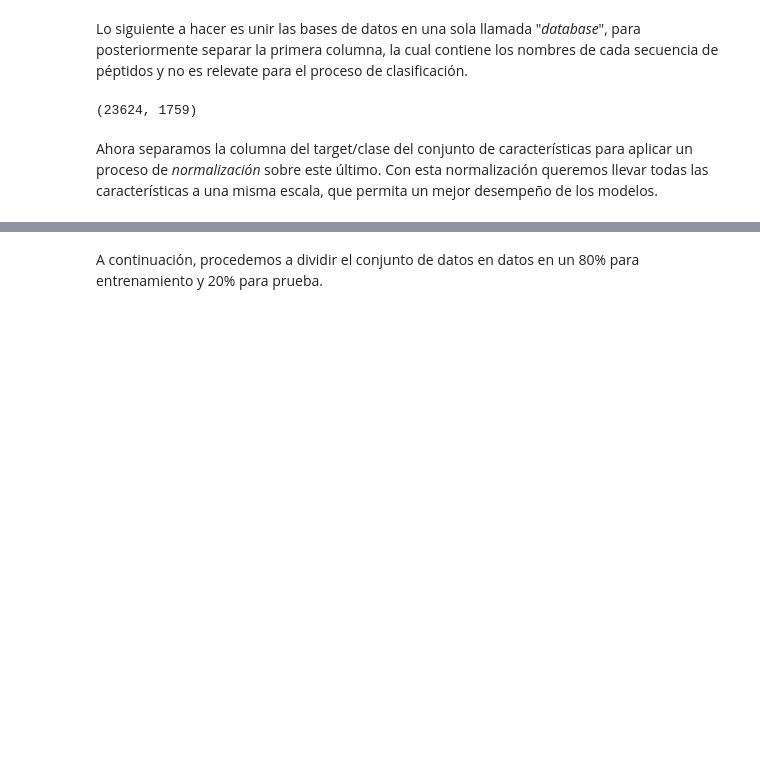
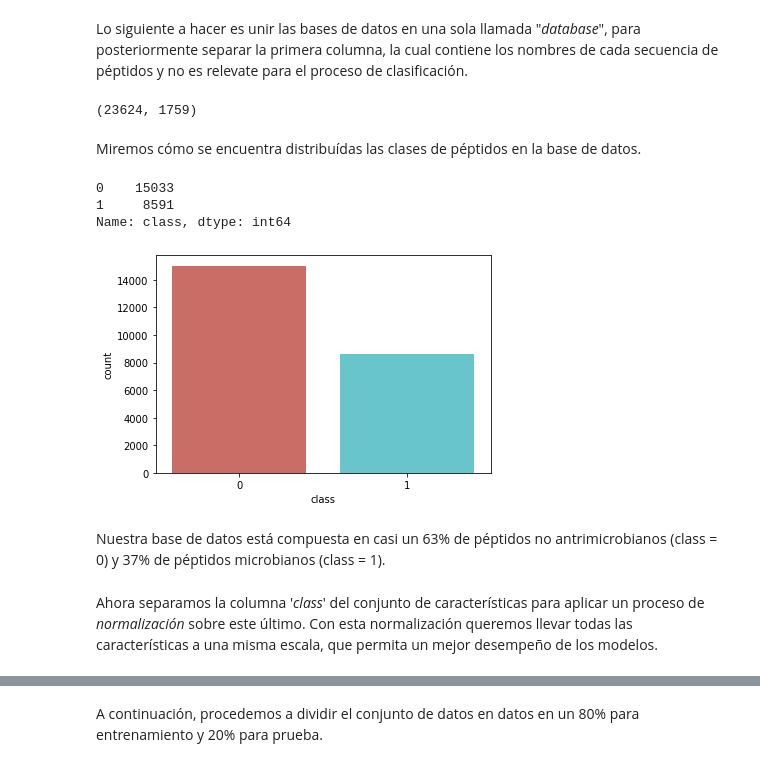
Before and after one commit to jarealess/CursosKaggle, a Jupyter notebook: CRP-G2-Taller_4_Competencia.ipynb, the cells around one changed output, grey strips where cells are left out. Drawn from its saved outputs; the diff is of its cells as text; code cells hidden in the pictures; blank space fills up the shorter version.

Commit message:
curso visualización y competencia

```diff
--- a/CRP-G2-Taller_4_Competencia.ipynb
+++ b/CRP-G2-Taller_4_Competencia.ipynb
@@ -98,8 +101,27 @@ database = database.iloc[:, 1:]
 database.shape
 # %% [output]
 (23624, 1759)
+# %% [markdown]
+Miremos cómo se encuentra distribuídas las clases de péptidos en la base de datos.
+# %%
+## Distribución de las clases de peptidos contenidas en la base de datos.
+
+database['class'].value_counts()
+# %% [output]
+0    15033
+1     8591
+Name: class, dtype: int64
+# %%
+import seaborn as sns
+
+sns.countplot(x='class', data=database, palette='hls')
+plt.show()
+# %% [output]
+[figure, added]
+# %% [markdown]
+Nuestra base de datos está compuesta en casi un 63% de péptidos no antrimicrobianos (class = 0) y 37% de péptidos microbianos (class = 1).
 # %% [markdown]
-Ahora separamos la columna del target/clase del conjunto de características para aplicar un proceso de *normalización* sobre este último. Con esta normalización queremos llevar todas las características a una misma escala, que permita un mejor desempeño de los modelos.
+Ahora separamos la columna '*class*' del conjunto de características para aplicar un proceso de *normalización* sobre este último. Con esta normalización queremos llevar todas las características a una misma escala, que permita un mejor desempeño de los modelos.
 # %%
 # Se divide la base de datos
 
```
Also changed, not shown: parts of 81 cells of this notebook, 16 other files.
